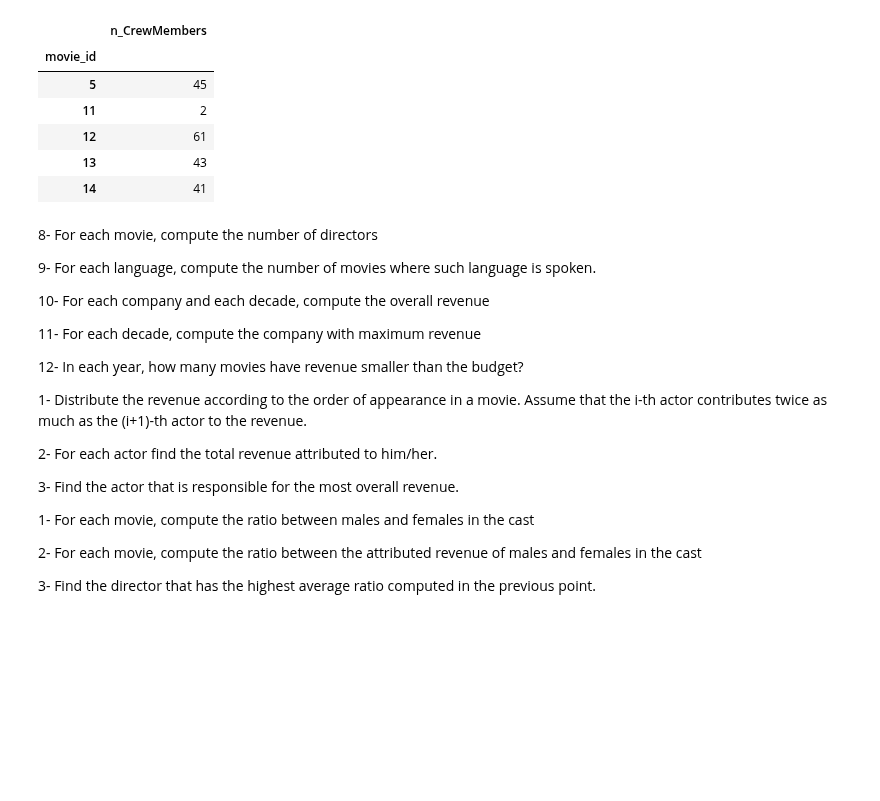
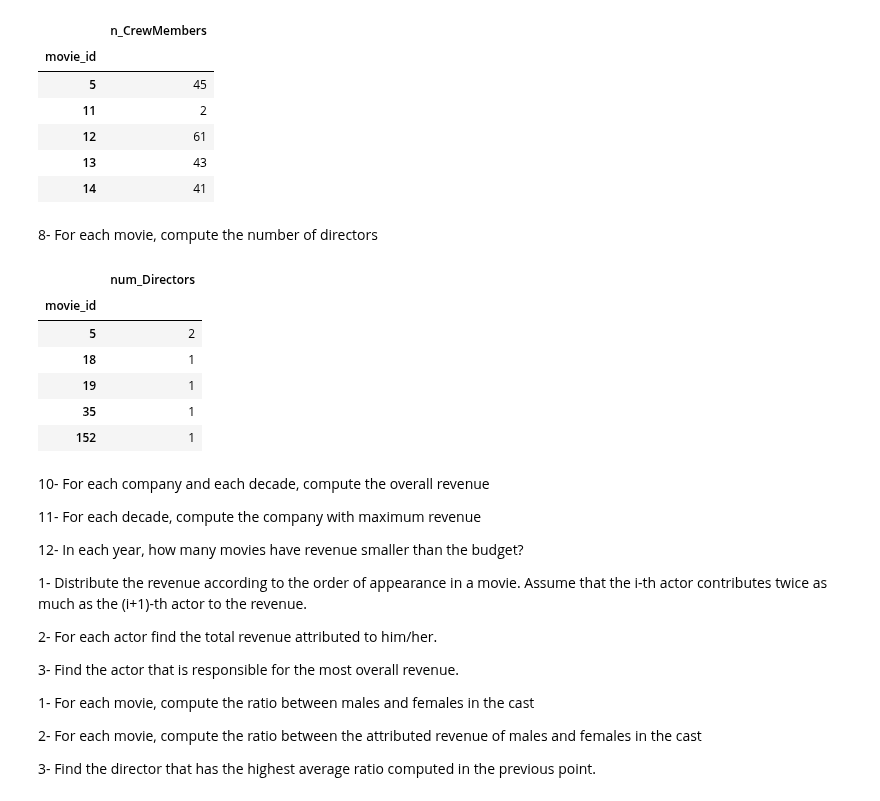
Before and after one commit to silviasantamaria/computerscience, a Jupyter notebook: Project+.ipynb, the cells around one changed output. Drawn from its saved outputs; the diff is of its cells as text; code cells hidden in the pictures; blank space fills up the shorter version.

```diff
--- a/Project+.ipynb
+++ b/Project+.ipynb
@@ -418,3 +429,18 @@ members.rename(index=str, columns={"id" : "n_CrewMembers"}).head()
 | 12 | 61 |
 | 13 | 43 |
 | 14 | 41 |
+# %% [markdown]
+8- For each movie, compute the number of directors
+# %%
+directors= crew.loc[crew.job == 'Director']
+df1= pd.merge(crew_id, directors, on=['id', 'credit_id'])
+num_directors= df1[['movie_id', 'id']].groupby('movie_id').count()
+num_directors.rename(index=str, columns={'id': 'num_Directors'}).head()
+# %% [output]
+|  | num_Directors |
+| movie_id |  |
+| 5 | 2 |
+| 18 | 1 |
+| 19 | 1 |
+| 35 | 1 |
+| 152 | 1 |
@@ -421,7 +449,5 @@ members.rename(index=str, columns={"id" : "n_CrewMembers"}).head()
 # %% [markdown]
-8- For each movie, compute the number of directors
 
-9- For each language, compute the number of movies where such language is spoken.
 
 10- For each company and each decade, compute the overall revenue
 
```
Also changed, not shown: parts of 2 cells of this notebook.
